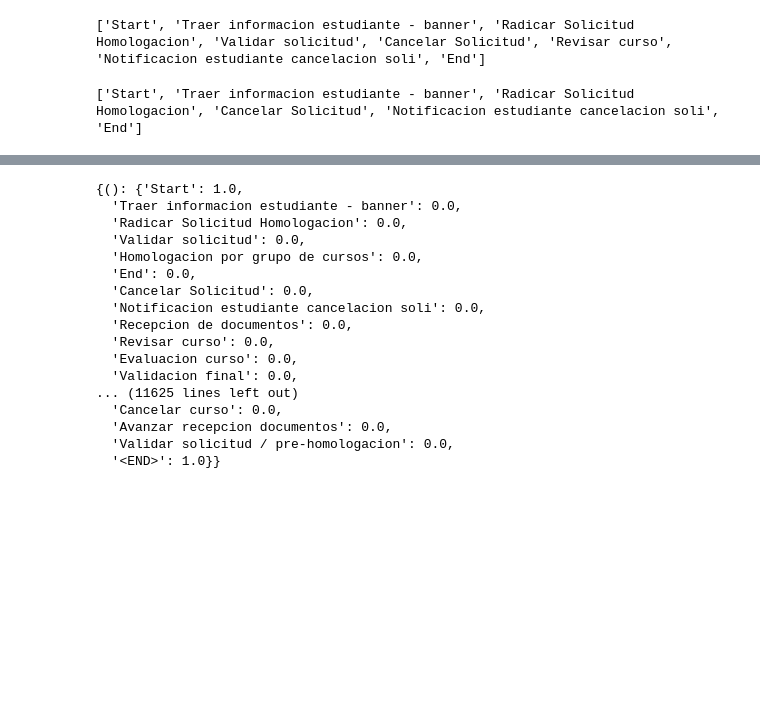
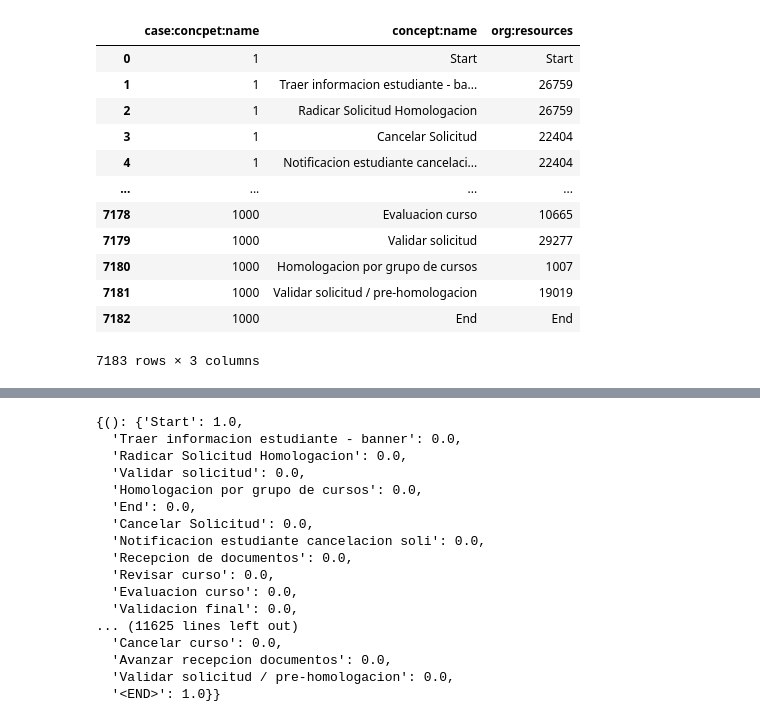
Before and after one commit to franvinci/ProbabilityBasedEventLogGenerator, a Jupyter notebook: EventLogGenerator.ipynb, the cells around one changed output, grey strips where cells are left out. Saved outputs shown, nothing was run; the diff lists cells and outputs as text; code cells hidden in the pictures; blank space fills up the shorter version.

Commit message:
Generate Resources

```diff
--- a/EventLogGenerator.ipynb
+++ b/EventLogGenerator.ipynb
@@ -6,6 +6,10 @@ from EventLogGenerator import EventLogGenerator
 # import event log
 
 log = xes_importer.apply('data/Consulta/ConsultaDataMining201618.xes')
+# %%
+import pm4py
+
+log = pm4py.filter_event_attribute_values(log, 'lifecycle:transition', ['complete'], level="event", retain=True)
 # %%
 # split event log
 
@@ -17,12 +21,20 @@ generator = EventLogGenerator(train_log)
 # %%
 # generate event log
 
-simulated_traces = generator.apply(100)
+simulated_traces = generator.apply(1000)
-# %%
-print(simulated_traces[0])
-# %% [output]
-['Start', 'Traer informacion estudiante - banner', 'Radicar Solicitud Homologacion', 'Validar solicitud', 'Cancelar Solicitud', 'Revisar curso', 'Notificacion estudiante cancelacion soli', 'End']
-# %%
-print(simulated_traces[5])
-# %% [output]
-['Start', 'Traer informacion estudiante - banner', 'Radicar Solicitud Homologacion', 'Cancelar Solicitud', 'Notificacion estudiante cancelacion soli', 'End']
+# %%
+simulated_traces
+# %% [output]
+|  | case:concpet:name | concept:name | org:resources |
+| 0 | 1 | Start | Start |
+| 1 | 1 | Traer informacion estudiante - ba... | 26759 |
+| 2 | 1 | Radicar Solicitud Homologacion | 26759 |
+| 3 | 1 | Cancelar Solicitud | 22404 |
+| 4 | 1 | Notificacion estudiante cancelaci... | 22404 |
+| ... | ... | ... | ... |
+| 7178 | 1000 | Evaluacion curso | 10665 |
+| 7179 | 1000 | Validar solicitud | 29277 |
+| 7180 | 1000 | Homologacion por grupo de cursos | 1007 |
+| 7181 | 1000 | Validar solicitud / pre-homologacion | 19019 |
+| 7182 | 1000 | End | End |
+7183 rows × 3 columns
```
Also changed, not shown: parts of 1 cell of this notebook, 4 other files.
